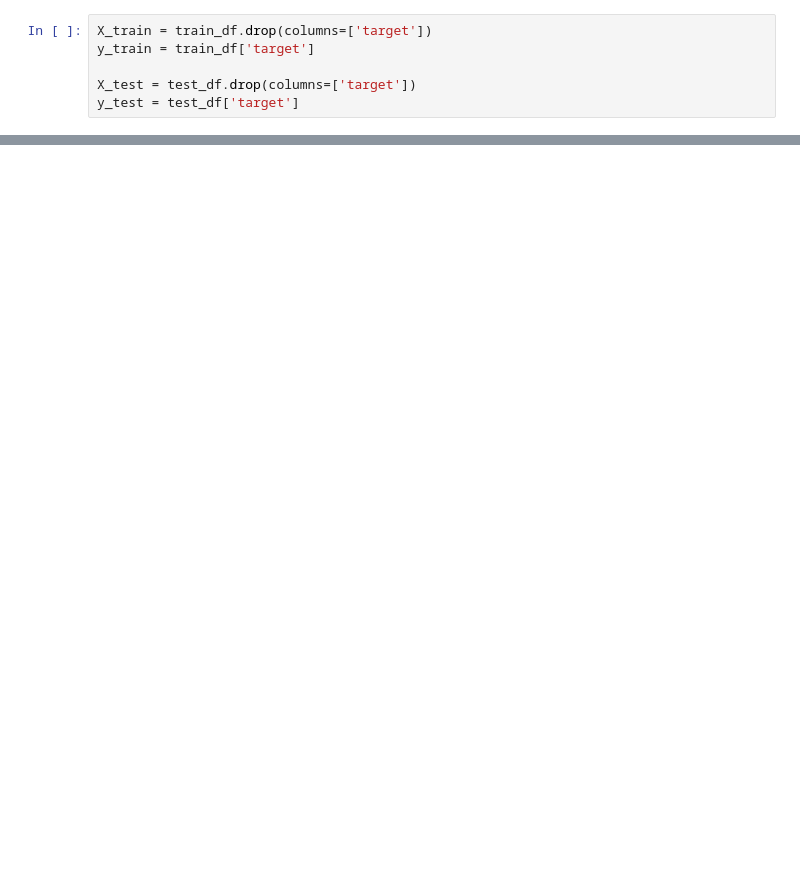
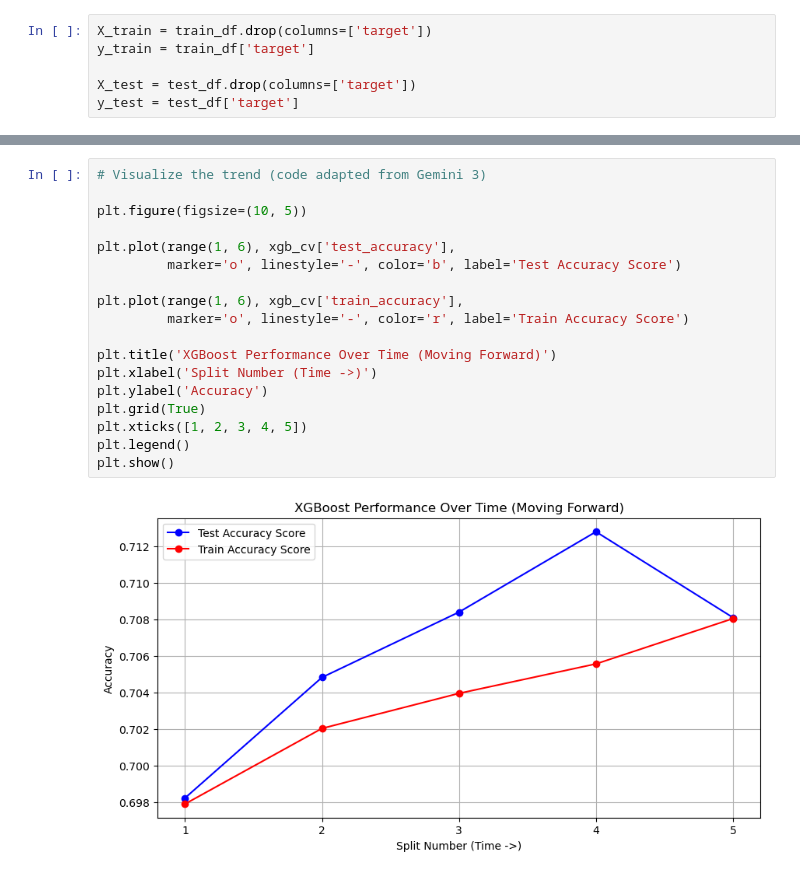
Before and after one commit to jentsang/predicting-high-rating-movies, a Jupyter notebook: notebooks/analysis.ipynb, the cells around one changed output, grey strips where cells are left out. Saved outputs shown, nothing was run; the diff lists cells and outputs as text; blank space fills up the shorter version.

```diff
--- a/notebooks/analysis.ipynb
+++ b/notebooks/analysis.ipynb
@@ -129,0 +338,20 @@ Note: Be aware of data leakage; can only use data that has already happened; can
+# %%
+# Visualize the trend (code adapted from Gemini 3)
+
+plt.figure(figsize=(10, 5))
+
+plt.plot(range(1, 6), xgb_cv['test_accuracy'],
+         marker='o', linestyle='-', color='b', label='Test Accuracy Score')
+
+plt.plot(range(1, 6), xgb_cv['train_accuracy'],
+         marker='o', linestyle='-', color='r', label='Train Accuracy Score')
+
+plt.title('XGBoost Performance Over Time (Moving Forward)')
+plt.xlabel('Split Number (Time ->)')
+plt.ylabel('Accuracy')
+plt.grid(True)
+plt.xticks([1, 2, 3, 4, 5])
+plt.legend()
+plt.show()
+# %% [output]
+[figure, added]
```
Also changed, not shown: parts of 31 cells of this notebook.
